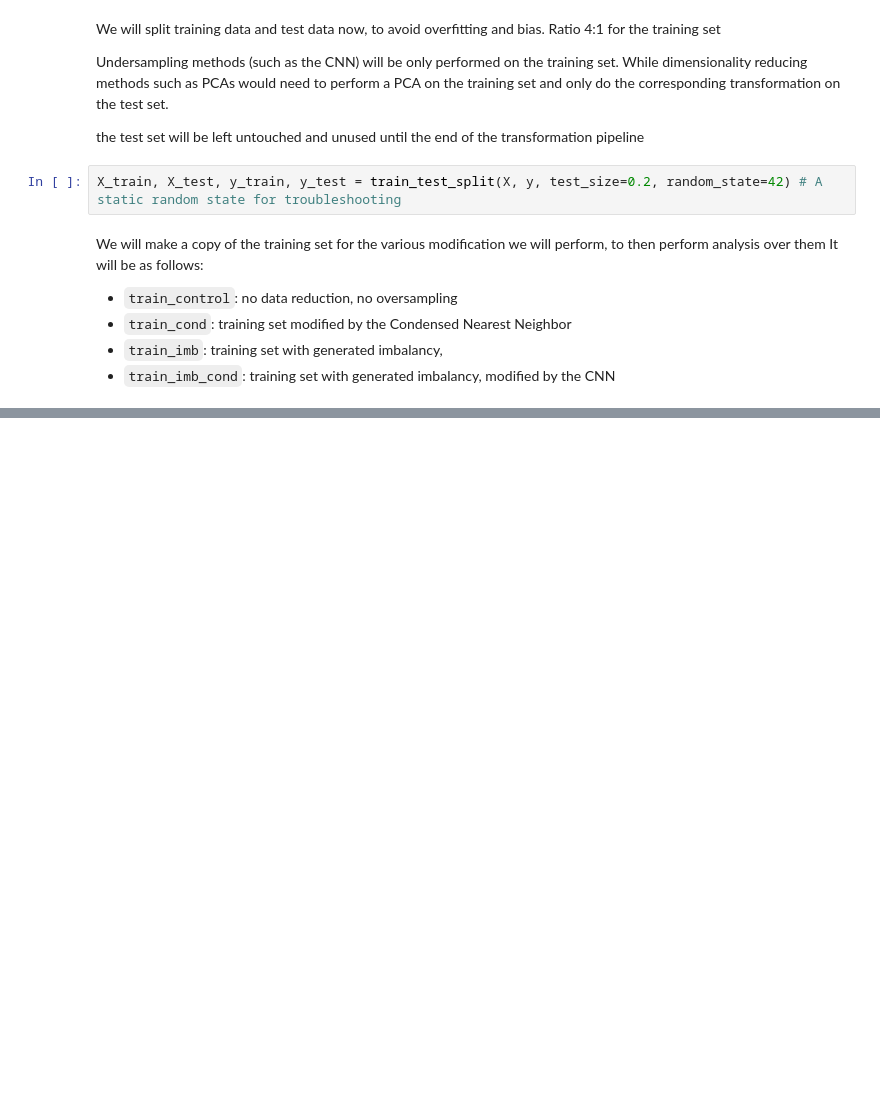
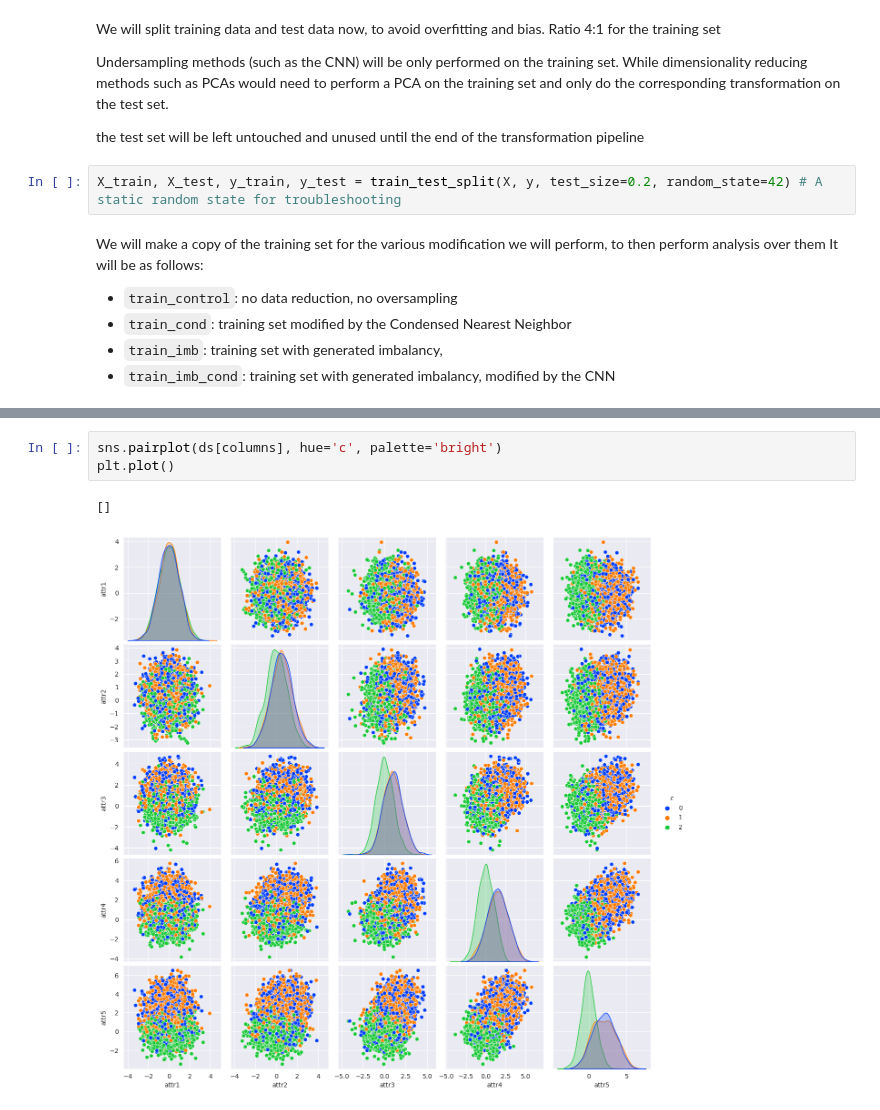
Before and after one commit to valentinRieu/K-NN-Project, a Jupyter notebook: code/analysis_clean.ipynb, the cells around one changed output, grey strips where cells are left out. Saved outputs shown, nothing was run; the diff lists cells and outputs as text; blank space fills up the shorter version.

```diff
--- a/code/analysis_clean.ipynb
+++ b/code/analysis_clean.ipynb
@@ -114,0 +398,6 @@ Organization of the tasks:
+# %%
+sns.pairplot(ds[columns], hue='c', palette='bright')
+plt.plot()
+# %% [output]
+[]
+[figure, added]
```
Also changed, not shown: parts of 28 cells of this notebook.
